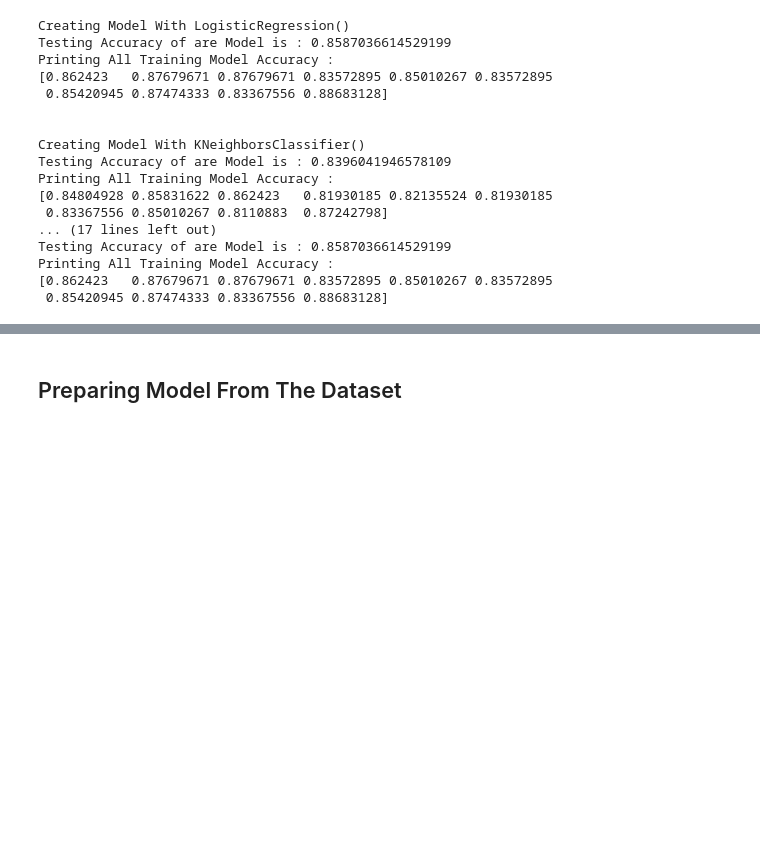
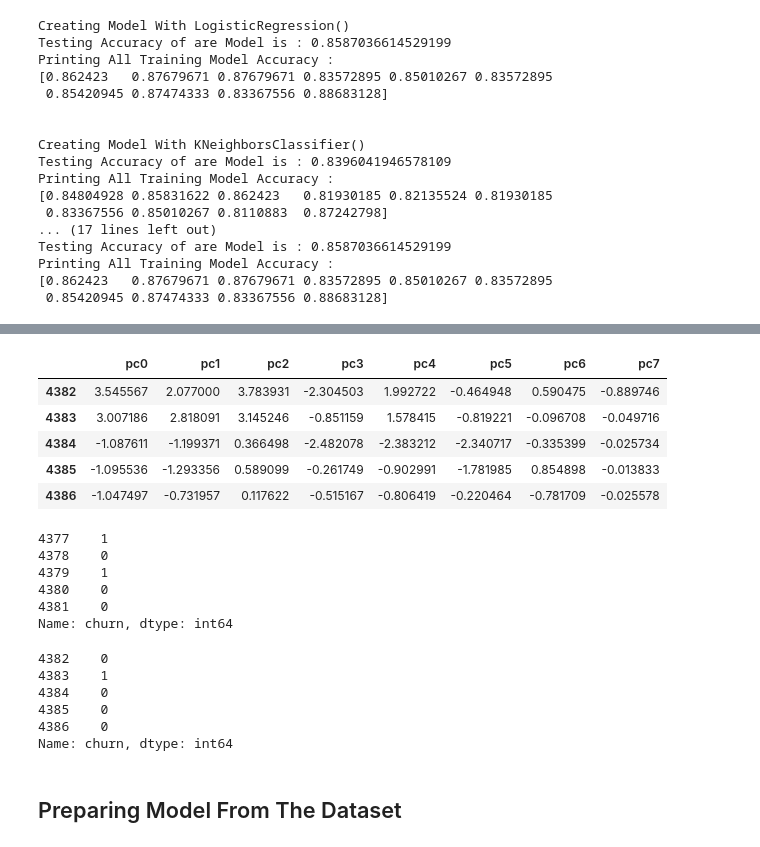
Before and after one commit to kunal-mallick/Churn_Prediction, a Jupyter notebook: Model Building/Model.ipynb, the cells around one changed output, grey strips where cells are left out. Saved outputs shown, nothing was run; the diff lists cells and outputs as text; code cells hidden in the pictures; blank space fills up the shorter version.

```diff
--- a/Model Building/Model.ipynb
+++ b/Model Building/Model.ipynb
@@ -119,0 +134,9 @@ Printing All Training Model Accuracy :
+# %%
+xtest.head()
+# %% [output]
+|  | pc0 | pc1 | pc2 | pc3 | pc4 | pc5 | pc6 | pc7 |
+| 4382 | 3.545567 | 2.077000 | 3.783931 | -2.304503 | 1.992722 | -0.464948 | 0.590475 | -0.889746 |
+| 4383 | 3.007186 | 2.818091 | 3.145246 | -0.851159 | 1.578415 | -0.819221 | -0.096708 | -0.049716 |
+| 4384 | -1.087611 | -1.199371 | 0.366498 | -2.482078 | -2.383212 | -2.340717 | -0.335399 | -0.025734 |
+| 4385 | -1.095536 | -1.293356 | 0.589099 | -0.261749 | -0.902991 | -1.781985 | 0.854898 | -0.013833 |
+| 4386 | -1.047497 | -0.731957 | 0.117622 | -0.515167 | -0.806419 | -0.220464 | -0.781709 | -0.025578 |
@@ -120,3 +146,21 @@ Printing All Training Model Accuracy :
+# %%
+ytrain.tail()
+# %% [output]
+4377    1
+4378    0
+4379    1
+4380    0
+4381    0
+Name: churn, dtype: int64
+# %%
+ytest.head()
+# %% [output]
+4382    0
+4383    1
+4384    0
+4385    0
+4386    0
+Name: churn, dtype: int64
 # %% [markdown]
 ## Preparing Model From The Dataset
 # %% [markdown]
```
Also changed, not shown: parts of 6 cells of this notebook, 1 other file.
